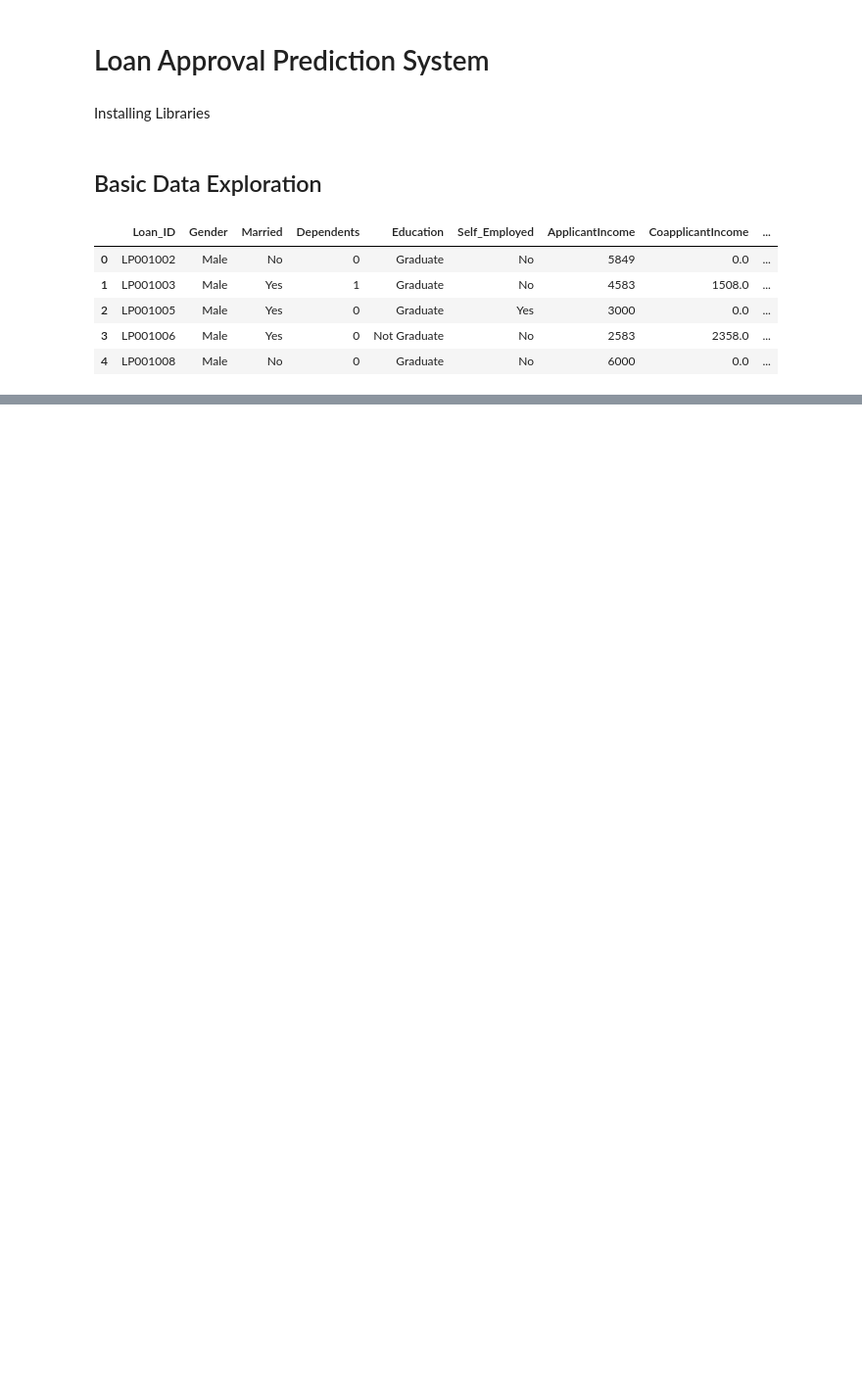
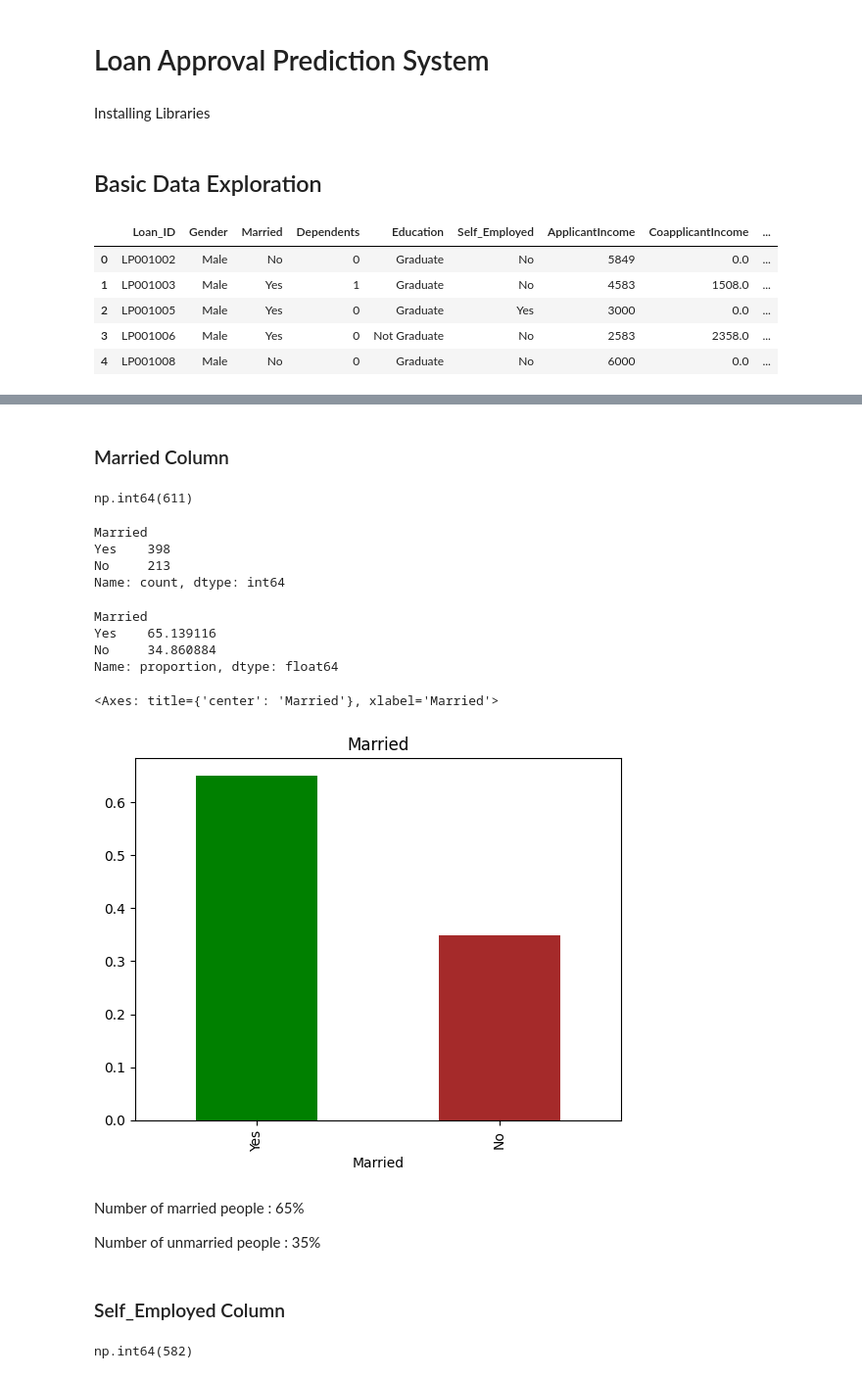
Before and after one commit to bhavbooks/Loan-Approval-Prediction-System, a Jupyter notebook: main.ipynb, the cells around one changed output, grey strips where cells are left out. Shown at 98% size. Cells and saved outputs as stored; diff of their text form; code cells hidden in the pictures; blank space fills up the shorter version.

```diff
--- a/main.ipynb
+++ b/main.ipynb
@@ -30,0 +191,35 @@ train.head()
+# %% [markdown]
+### Married Column
+# %%
+train["Married"].count()
+# %% [output]
+np.int64(611)
+# %%
+train["Married"].value_counts()
+# %% [output]
+Married
+Yes    398
+No     213
+Name: count, dtype: int64
+# %%
+train['Married'].value_counts(normalize=True)*100
+# %% [output]
+Married
+Yes    65.139116
+No     34.860884
+Name: proportion, dtype: float64
+# %%
+train['Married'].value_counts(normalize=True).plot.bar(title= 'Married',color=["green","brown"])
+# %% [output]
+<Axes: title={'center': 'Married'}, xlabel='Married'>
+[figure, added]
+# %% [markdown]
+Number of married people : 65%
+
+Number of unmarried people : 35%
+# %% [markdown]
+### Self_Employed Column
+# %%
+train["Self_Employed"].count()
+# %% [output]
+np.int64(582)
```
Also changed, not shown: parts of 31 cells of this notebook.
